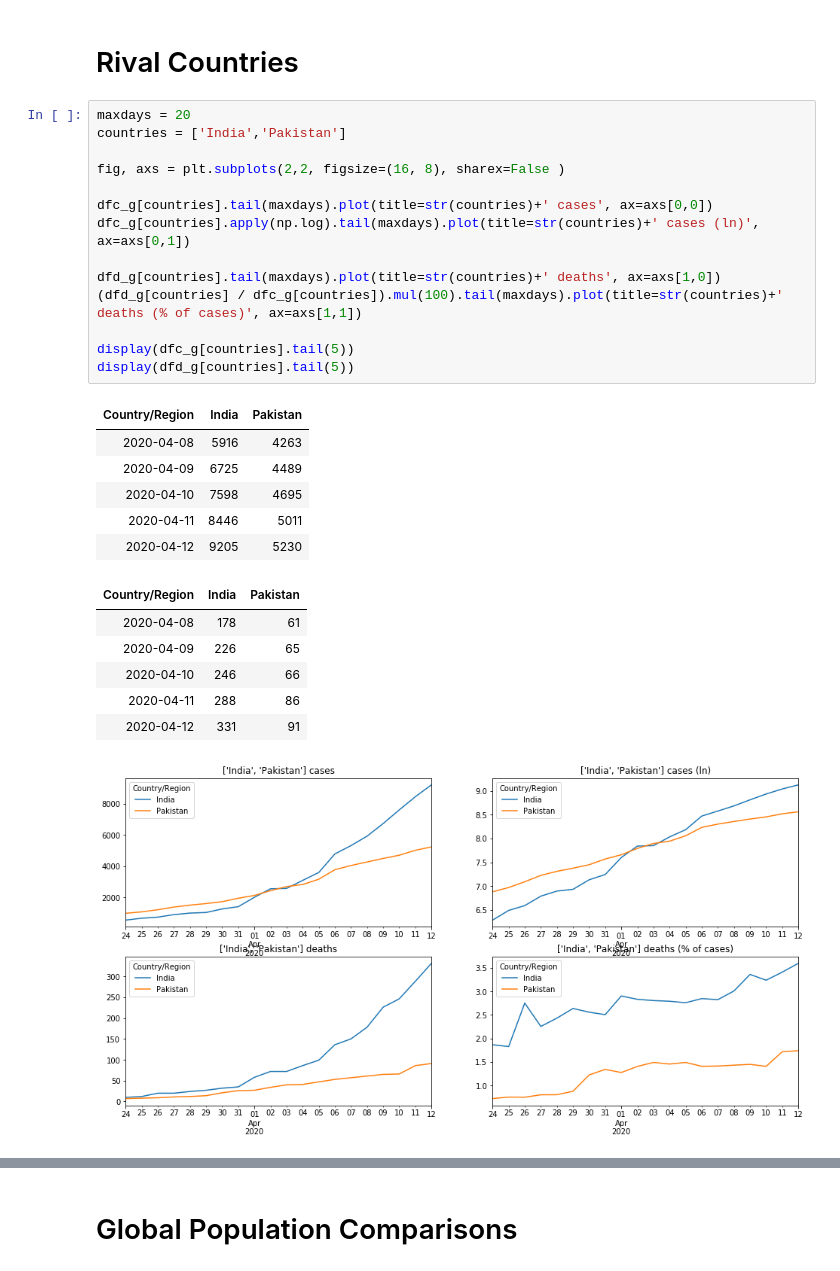
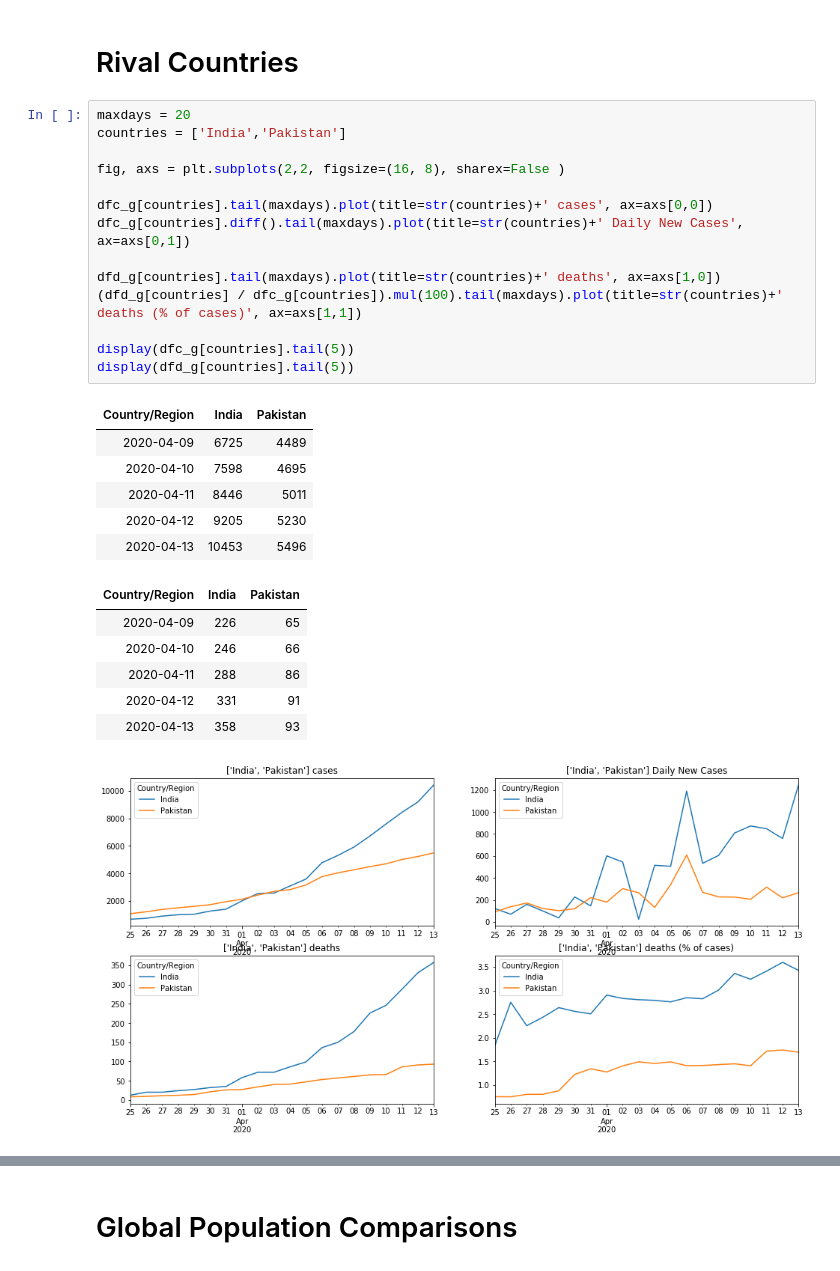
Before and after one commit to dougfoo/machineLearning, a Jupyter notebook: covid/COVID-global-working.ipynb, the cells around one changed output, grey strips where cells are left out. Saved outputs shown, nothing was run; the diff lists cells and outputs as text.

```diff
--- a/covid/COVID-global-working.ipynb
+++ b/covid/COVID-global-working.ipynb
@@ -341,31 +343,31 @@ display(dfd_g2r[dfd_g2r.index.isin(countries)].diff(axis=1).pct_change(axis=1).t
 # %%
 maxdays = 20
 countries = ['India','Pakistan']
 
 fig, axs = plt.subplots(2,2, figsize=(16, 8), sharex=False )
 
 dfc_g[countries].tail(maxdays).plot(title=str(countries)+' cases', ax=axs[0,0])
-dfc_g[countries].apply(np.log).tail(maxdays).plot(title=str(countries)+' cases (ln)', ax=axs[0,1])
+dfc_g[countries].diff().tail(maxdays).plot(title=str(countries)+' Daily New Cases', ax=axs[0,1])
 
 dfd_g[countries].tail(maxdays).plot(title=str(countries)+' deaths', ax=axs[1,0])
 (dfd_g[countries] / dfc_g[countries]).mul(100).tail(maxdays).plot(title=str(countries)+' deaths (% of cases)', ax=axs[1,1])
 
 display(dfc_g[countries].tail(5))
 display(dfd_g[countries].tail(5))
 # %% [output]
 | Country/Region | India | Pakistan |
-| 2020-04-08 | 5916 | 4263 |
 | 2020-04-09 | 6725 | 4489 |
 | 2020-04-10 | 7598 | 4695 |
 | 2020-04-11 | 8446 | 5011 |
 | 2020-04-12 | 9205 | 5230 |
+| 2020-04-13 | 10453 | 5496 |
 | Country/Region | India | Pakistan |
-| 2020-04-08 | 178 | 61 |
 | 2020-04-09 | 226 | 65 |
 | 2020-04-10 | 246 | 66 |
 | 2020-04-11 | 288 | 86 |
 | 2020-04-12 | 331 | 91 |
+| 2020-04-13 | 358 | 93 |
-[figure, old version]
+[figure, new version]
 # %%
 # benelux
 maxdays = 20
```
Also changed, not shown: parts of 17 cells of this notebook, 1 other file.
